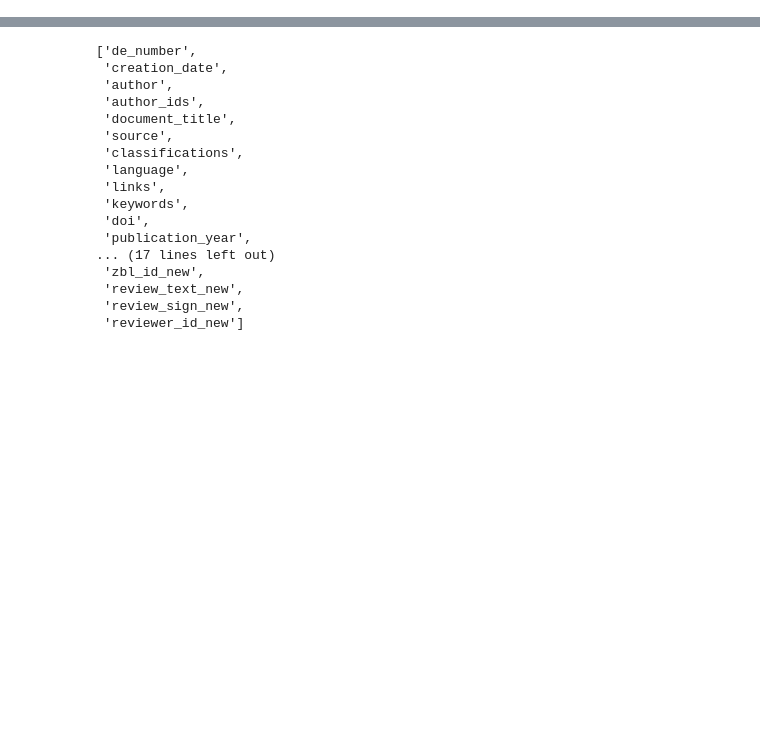
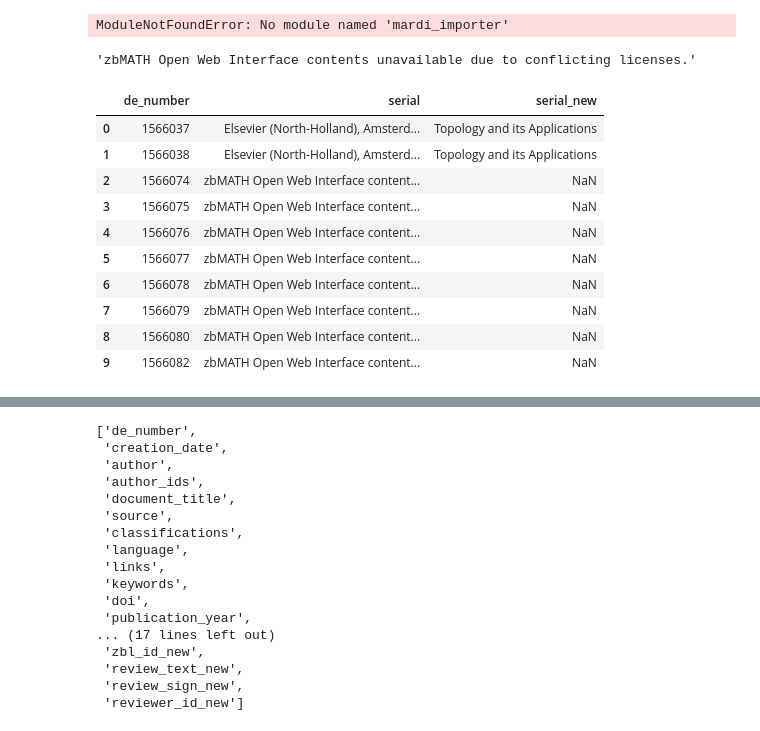
Before and after one commit to MaRDI4NFDI/docker-importer, a Jupyter notebook: mardi_importer/mardi_importer/zbmath/test.ipynb, the cells around one changed output, grey strips where cells are left out. Saved outputs shown, nothing was run; the diff lists cells and outputs as text; code cells hidden in the pictures; blank space fills up the shorter version.

```diff
--- a/mardi_importer/mardi_importer/zbmath/test.ipynb
+++ b/mardi_importer/mardi_importer/zbmath/test.ipynb
@@ -0,0 +1,26 @@
+# %%
+import pandas as pd
+#from .ZBMathJournal import ZBMathJournal
+from ZBMathJournal import ZBMathJournal
+from mardi_importer.integrator import MardiIntegrator
+df = pd.read_csv('differences_zbmath_data_dump20231221_TO_zbmath_data_dump20240912.csv', sep='\t', nrows=10)
+# %% [output]
+ModuleNotFoundError: No module named 'mardi_importer'
+# %%
+df.iloc[2].author
+# %% [output]
+'zbMATH Open Web Interface contents unavailable due to conflicting licenses.'
+# %%
+df[df.serial != df.serial_new][['de_number','serial', 'serial_new']]
+# %% [output]
+|  | de_number | serial | serial_new |
+| 0 | 1566037 | Elsevier (North-Holland), Amsterd... | Topology and its Applications |
+| 1 | 1566038 | Elsevier (North-Holland), Amsterd... | Topology and its Applications |
+| 2 | 1566074 | zbMATH Open Web Interface content... | NaN |
+| 3 | 1566075 | zbMATH Open Web Interface content... | NaN |
+| 4 | 1566076 | zbMATH Open Web Interface content... | NaN |
+| 5 | 1566077 | zbMATH Open Web Interface content... | NaN |
+| 6 | 1566078 | zbMATH Open Web Interface content... | NaN |
+| 7 | 1566079 | zbMATH Open Web Interface content... | NaN |
+| 8 | 1566080 | zbMATH Open Web Interface content... | NaN |
+| 9 | 1566082 | zbMATH Open Web Interface content... | NaN |
```
Also changed, not shown: parts of 3 cells of this notebook.
